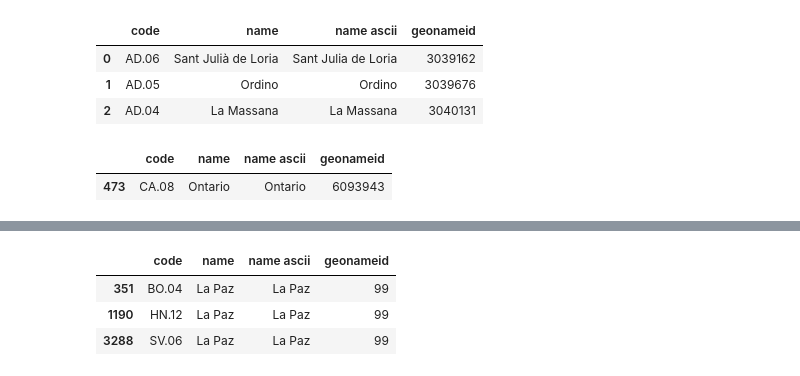
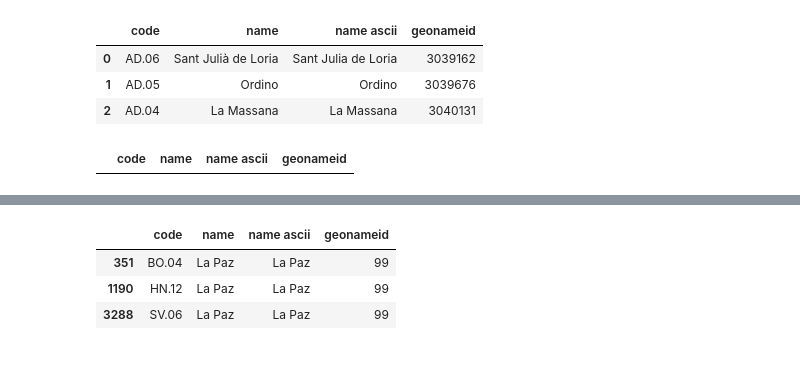
Before and after one commit to chumlab/covid19project, a Jupyter notebook: experimentation.ipynb, the cells around one changed output, grey strips where cells are left out. Saved outputs shown, nothing was run; the diff lists cells and outputs as text; code cells hidden in the pictures.

```diff
--- a/experimentation.ipynb
+++ b/experimentation.ipynb
@@ -145,9 +145,9 @@ admin1_df.head(3)
 | 2 | AD.04 | La Massana | La Massana | 3040131 |
 # %%
 admin1_df[admin1_df['name'] == 'Ontario']
+admin1_df[admin1_df['name ascii'].str.match('madrid')]
 # %% [output]
 |  | code | name | name ascii | geonameid |
-| 473 | CA.08 | Ontario | Ontario | 6093943 |
 # %%
 # GeoNames 'admin1' (admin1_df) for Canadian provinces uses a 2-digit code
 # Use postal abbreviation which people use
```
Also changed, not shown: parts of 14 cells of this notebook.
